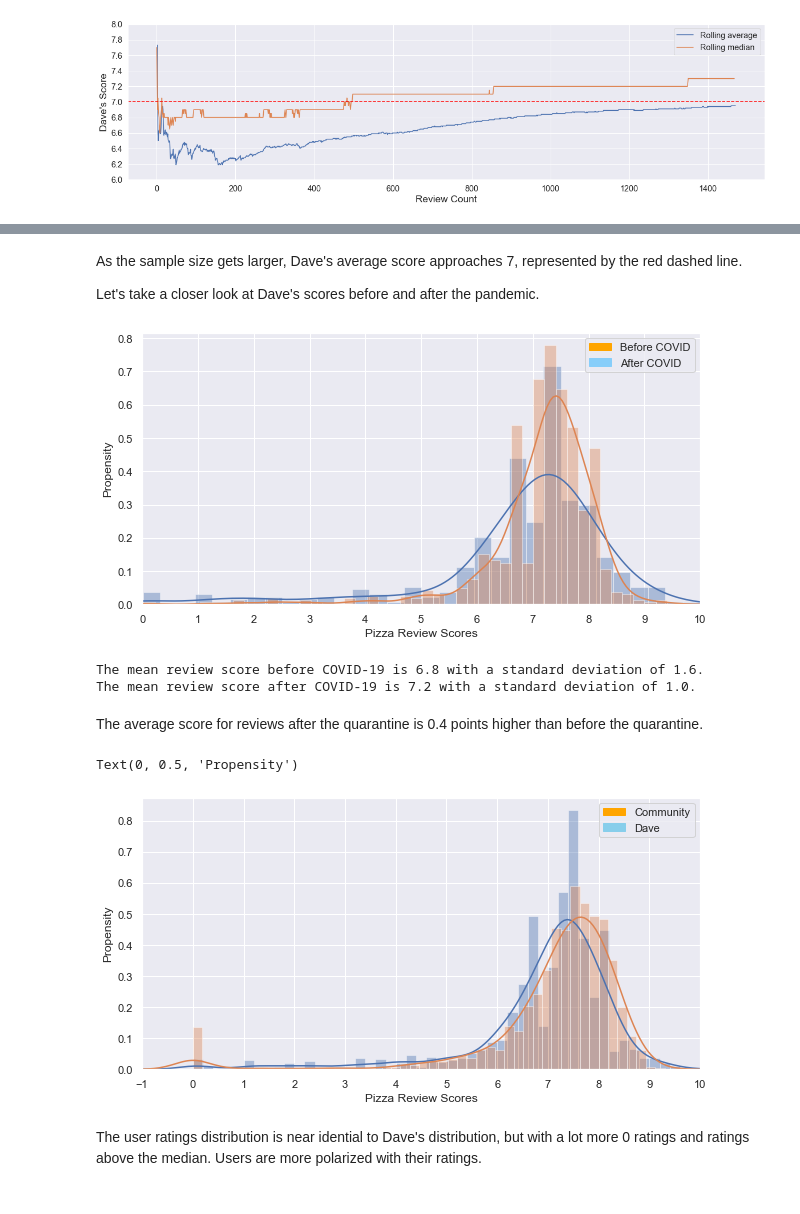
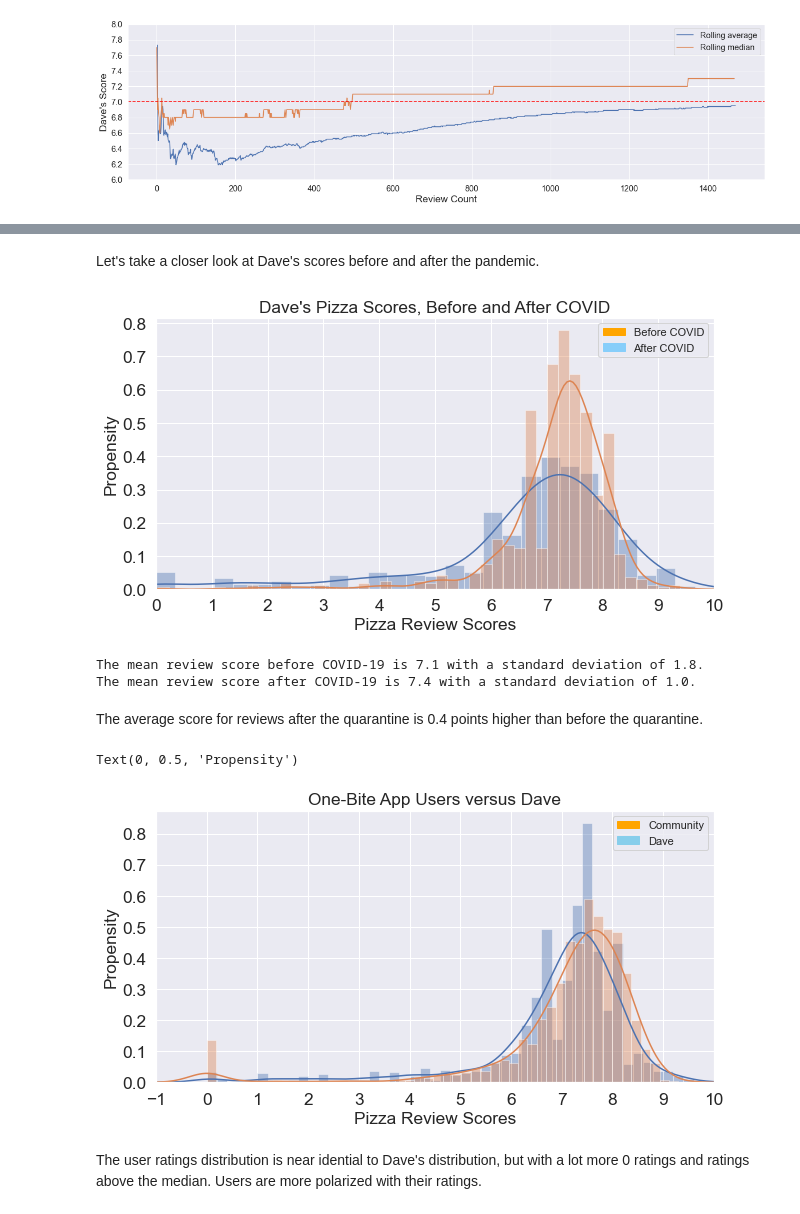
Before and after one commit to dreaminred/barstool-pizza, a Jupyter notebook: main-notebook.ipynb, the cells around one changed output, grey strips where cells are left out. Drawn from its saved outputs; the diff is of its cells as text; code cells hidden in the pictures.

```diff
--- a/main-notebook.ipynb
+++ b/main-notebook.ipynb
@@ -293,6 +366,4 @@ plt.legend(fontsize='large');
 # %% [markdown]
-As the sample size gets larger, Dave's average score approaches 7, represented by the red dashed line.
-
 Let's take a closer look at Dave's scores before and after the pandemic.
 # %%
 timeseries_df_before = timeseries_df[timeseries_df['date'] < '2020-03-15']
@@ -300,30 +371,34 @@ timeseries_df_after = timeseries_df[timeseries_df['date'] >= '2020-03-15']
 # %%
 fig, ax = plt.subplots(figsize=(10,5))
 
 import matplotlib.patches as mpatches
 import matplotlib.pyplot as plt
 
 orange_patch = mpatches.Patch(color='orange', label='Before COVID')
 blue_patch = mpatches.Patch(color='lightskyblue', label='After COVID')
 plt.xlim([0,10])
-plt.xticks(ticks=np.arange(0,11));
-plt.yticks(ticks=np.linspace(0,1,11));
+plt.xticks(ticks=np.arange(0,11), size='x-large');
+plt.yticks(ticks=np.linspace(0,1,11), size='x-large');
 
 sns.distplot(timeseries_df_before['dave_score'], ax=ax)
 sns.distplot(timeseries_df_after['dave_score'], ax=ax)
+#plt.axvline(x=timeseries_df_before['dave_score'].median())
+#plt.axvline(x=timeseries_df_after['dave_score'].median(), color='orange')
+
 handles, labels = ax.get_legend_handles_labels()
 ax.legend(handles, labels)
 plt.legend(handles=[orange_patch, blue_patch])
-plt.xlabel("Pizza Review Scores")
-plt.ylabel("Propensity");
+plt.title("Dave's Pizza Scores, Before and After COVID", size='x-large')
+plt.xlabel("Pizza Review Scores", size='x-large')
+plt.ylabel("Propensity", size='x-large');
 # %% [output]
-[figure, old version]
+[figure, new version]
 # %%
-print(f"The mean review score before COVID-19 is {timeseries_df_before['dave_score'].mean():.1f} with a standard deviation of {timeseries_df_before['dave_score'].std():.1f}.")
-print(f"The mean review score after COVID-19 is {timeseries_df_after['dave_score'].mean():.1f} with a standard deviation of {timeseries_df_after['dave_score'].std():.1f}.")
+print(f"The mean review score before COVID-19 is {timeseries_df_before['dave_score'].median():.1f} with a standard deviation of {timeseries_df_before['dave_score'].std():.1f}.")
+print(f"The mean review score after COVID-19 is {timeseries_df_after['dave_score'].median():.1f} with a standard deviation of {timeseries_df_after['dave_score'].std():.1f}.")
 # %% [output]
-The mean review score before COVID-19 is 6.8 with a standard deviation of 1.6.
-The mean review score after COVID-19 is 7.2 with a standard deviation of 1.0.
+The mean review score before COVID-19 is 7.1 with a standard deviation of 1.8.
+The mean review score after COVID-19 is 7.4 with a standard deviation of 1.0.
 # %% [markdown]
 The average score for reviews after the quarantine is 0.4 points higher than before the quarantine.
 # %%
@@ -332,8 +407,8 @@ fig, ax = plt.subplots(figsize=(10,5))
 orange_patch = mpatches.Patch(color='orange', label='Community')
 blue_patch = mpatches.Patch(color='skyblue', label='Dave')
 plt.xlim([0,10])
-plt.xticks(ticks=np.arange(-1,11));
-plt.yticks(ticks=np.linspace(0,1,11));
+plt.xticks(ticks=np.arange(-1,11), size='x-large');
+plt.yticks(ticks=np.linspace(0,1,11), size='x-large');
 
 types = ['reviewStats.dave.averageScore', 'reviewStats.community.averageScore']
 for col in types:
@@ -341,11 +416,12 @@ for col in types:
 handles, labels = ax.get_legend_handles_labels()
 ax.legend(handles, labels)
 plt.legend(handles=[orange_patch, blue_patch])
-plt.xlabel("Pizza Review Scores")
-plt.ylabel("Propensity")
+plt.title("One-Bite App Users versus Dave", size='x-large')
+plt.xlabel("Pizza Review Scores", size='x-large')
+plt.ylabel("Propensity", size='x-large')
 # %% [output]
 Text(0, 0.5, 'Propensity')
-[figure, old version]
+[figure, new version]
 # %% [markdown]
 The user ratings distribution is near idential to Dave's distribution, but with a lot more 0 ratings and ratings above the median. Users are more polarized with their ratings.
 # %%
```
Also changed, not shown: parts of 19 cells of this notebook, 1 other file.
